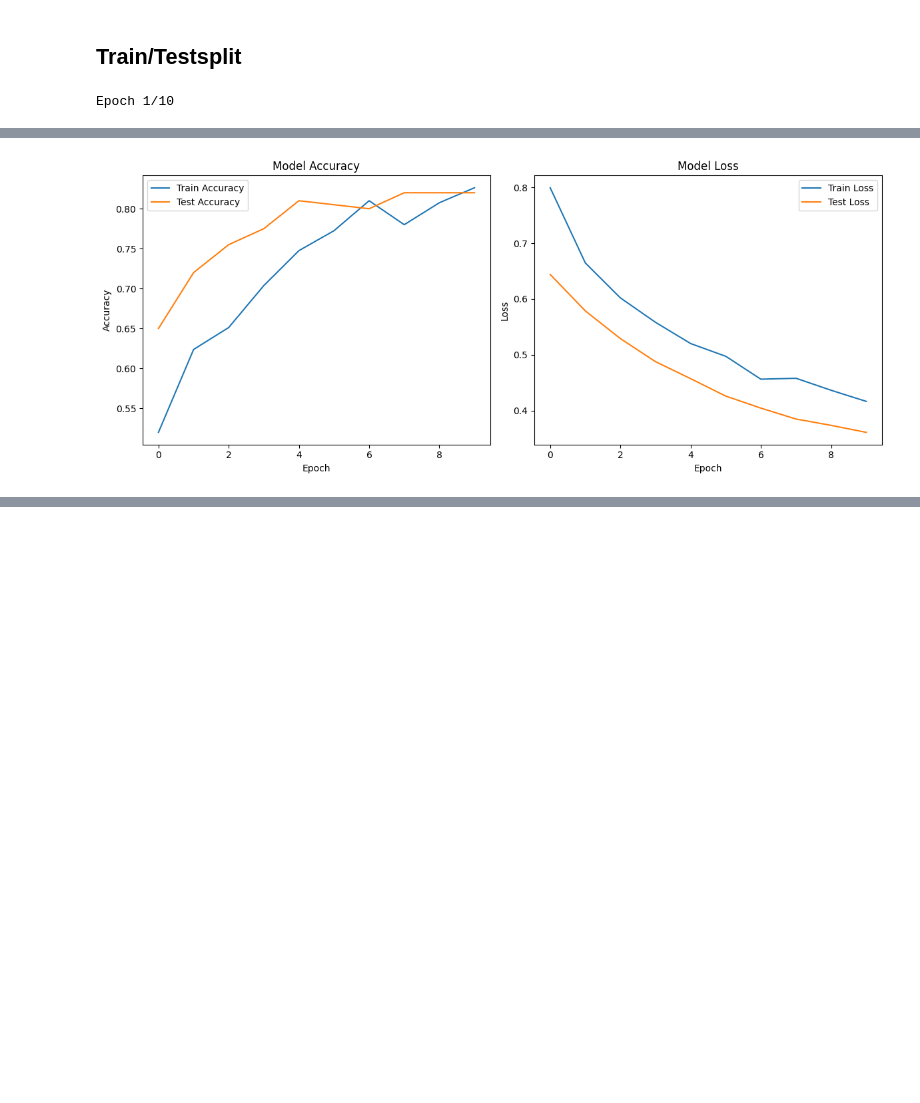
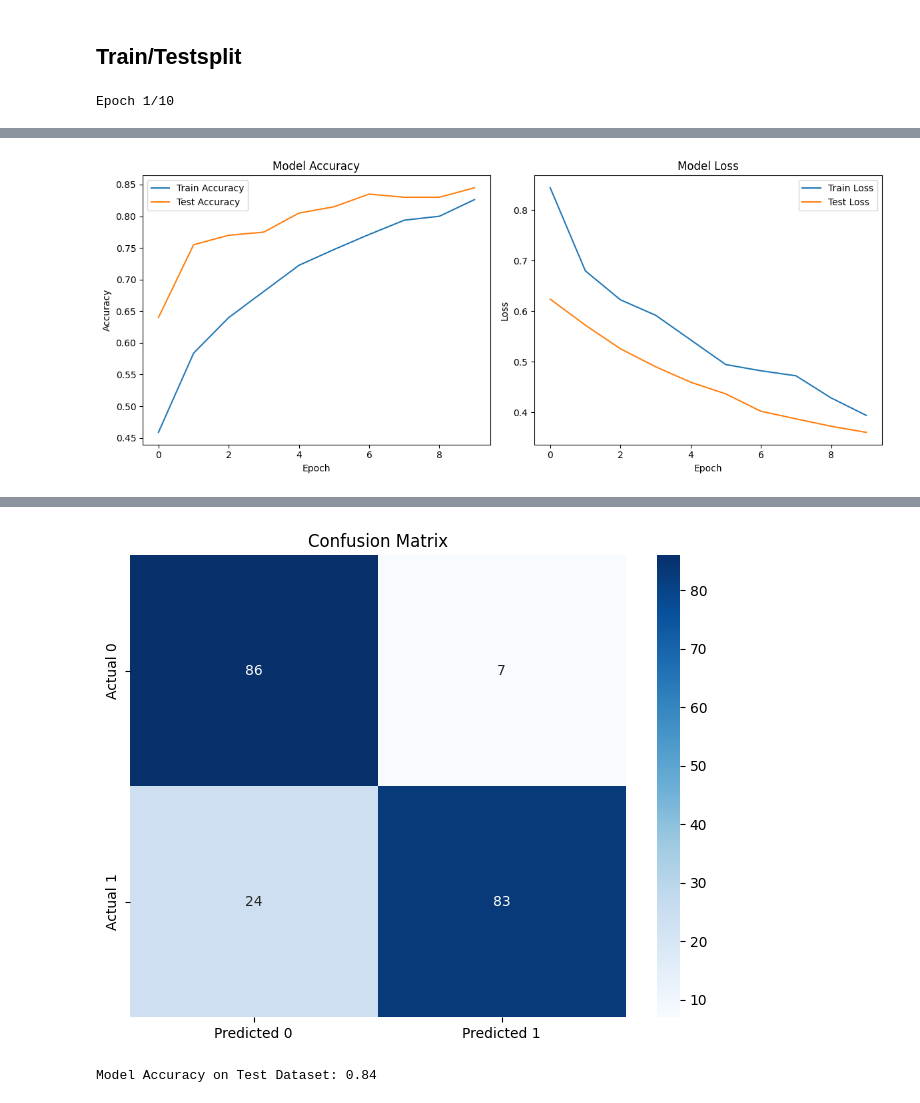
Before and after one commit to Dandata0101/mbs-transformers, a Jupyter notebook: test.ipynb, the cells around one changed output, grey strips where cells are left out. Drawn from its saved outputs; the diff is of its cells as text; code cells hidden in the pictures; blank space fills up the shorter version.

Commit message:
added confusion matrix

```diff
--- a/test.ipynb
+++ b/test.ipynb
@@ -134,11 +134,12 @@ from tensorflow.keras import layers, models
 import matplotlib.pyplot as plt
 from sklearn.model_selection import train_test_split
 from sklearn.preprocessing import StandardScaler
+from sklearn.datasets import make_classification
+from sklearn.metrics import confusion_matrix, accuracy_score
+import seaborn as sns  # For a nicer confusion matrix visualization
 import numpy as np
 
 # Example dataset generation (replace with your actual data)
-# Let's create a synthetic dataset for demonstration purposes
-from sklearn.datasets import make_classification
 X, y = make_classification(n_samples=1000, n_features=20, n_classes=2, random_state=42)
 
 # Split the dataset into training and test sets
@@ -190,5 +191,24 @@ plt.legend()
 
 plt.tight_layout()
 plt.show()
+
+# Predict probabilities for the test data
+y_pred_prob = model.predict(X_test)
+
+# Convert probabilities to binary labels
+y_pred = (y_pred_prob > 0.5).astype(int)
+
+# Calculate the confusion matrix
+conf_matrix = confusion_matrix(y_test, y_pred)
+
+# Display the confusion matrix
+plt.figure(figsize=(8, 6))
+sns.heatmap(conf_matrix, annot=True, fmt='d', cmap='Blues', xticklabels=['Predicted 0', 'Predicted 1'], yticklabels=['Actual 0', 'Actual 1'])
+plt.title('Confusion Matrix')
+plt.show()
+
+# Calculate and print model accuracy on the test dataset
+test_accuracy = accuracy_score(y_test, y_pred)
+print(f'Model Accuracy on Test Dataset: {test_accuracy:.2f}')
 # %% [output]
 Epoch 1/10
@@ -214 +234 @@ Epoch 10/10
-[figure, old version]
+[figure, new version]
@@ -214,0 +236,2 @@ Epoch 10/10
+[figure, added]
+Model Accuracy on Test Dataset: 0.84
```
Also changed, not shown: parts of 1 cell of this notebook.
